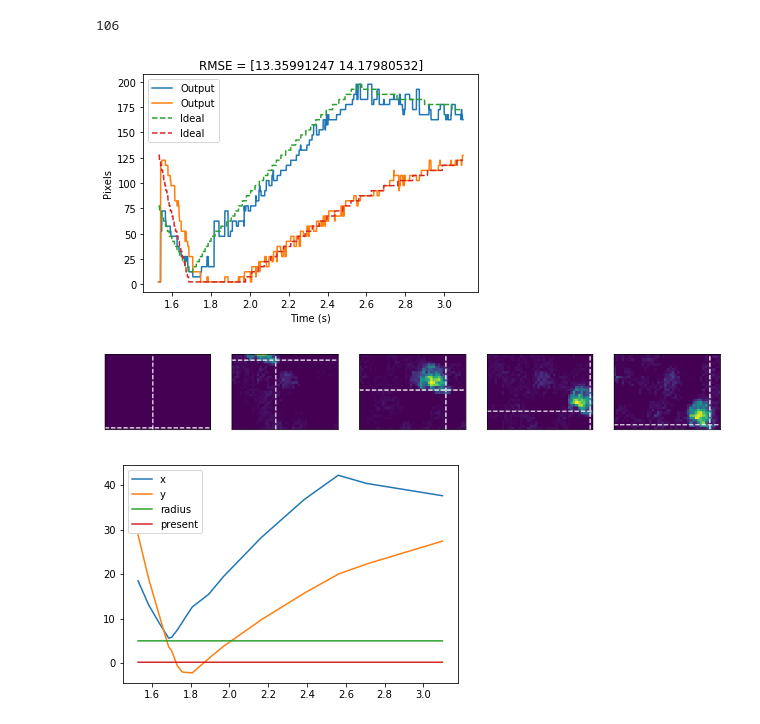
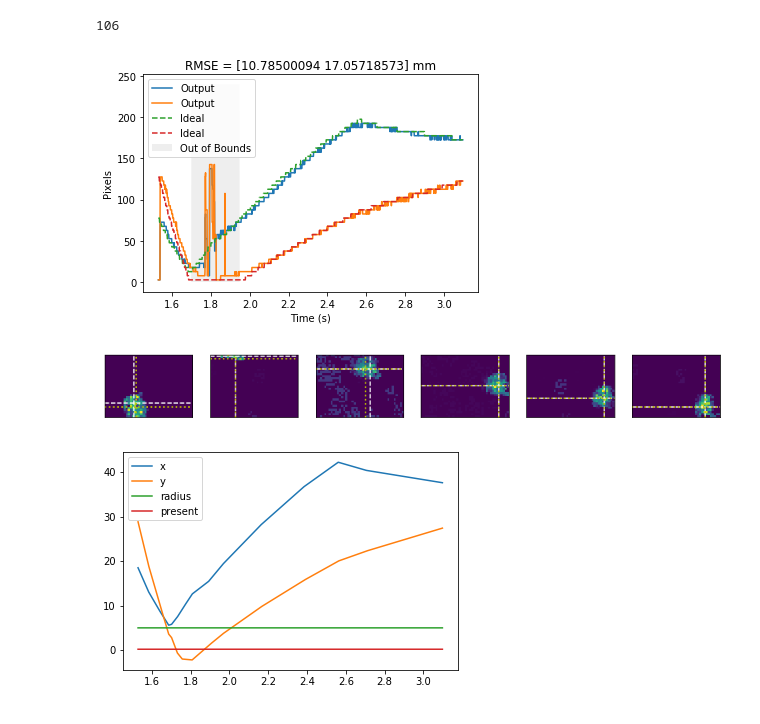
Before and after one commit to tcstewar/davis_tracking, a Jupyter notebook: experiments/nengo_spiking.ipynb, the cells around one changed output. Saved outputs shown, nothing was run; the diff lists cells and outputs as text; code cells hidden in the pictures.

```diff
--- a/experiments/nengo_spiking.ipynb
+++ b/experiments/nengo_spiking.ipynb
@@ -26,9 +26,9 @@ print(davis_tracking.__file__)
 # model file generated via:
 # repo: https://github.com/tcstewar/davis_tracking/
 # branch: nengo_spiking
-# pytry track_deep_heat_spiking.py --n_epochs=200 --n_data=-1 --test_set=one --save_params=True --seed=0 --saturation=1000000000 --n_features_1=3 --n_parallel=1 --max_rate=8000
+# pytry track_deep_heat_spiking.py --n_epochs=200 --n_data=-1 --test_set=one --save_params=True --seed=0 --saturation=1000000000 --n_features_1=3 --n_parallel=1 --max_rate=8000 --train_bias=False
 
-trained = os.path.abspath("data/TrackingTrial#20190621-114844-871ad8af")
+trained = os.path.abspath("data/TrackingTrial#20190621-135559-32d7c7d3")
 pdict = text("%s.txt" % trained)
 p = namedtuple("Params", pdict.keys())(*pdict.values())
 params = np.load("%s.params.npy" % trained, allow_pickle=True)
@@ -238,49 +210,72 @@ len(sim.model.split._chip_objects)
 # %% [output]
 106
 # %%
-data = sim.data[p_out]  # [:len(targets_test)]
+from scipy.ndimage.filters import gaussian_filter
+
+def spatial_filter(image, sigma=3, mode='constant'):
+    return gaussian_filter(image, sigma=sigma, mode=mode)
+
+data = sim.data[p_out]
 
 targets_heatmap = davis_tracking.make_heatmap(
     targets, merge=p.merge, strip_edges=strip_edges).reshape(len(targets), -1)
 
-data_peak = np.array([davis_tracking.find_peak(img.reshape(output_shape)) for img in data])
-target_peak = np.array([davis_tracking.find_peak(img.reshape(output_shape)) for img in targets_heatmap])
+target_peak = np.array([
+    davis_tracking.find_peak(img.reshape(output_shape))
+    for img in targets_heatmap])
 
-rmse_test = np.sqrt(np.mean((target_peak-data_peak)**2, axis=0))*p.merge
-if plt:
-    plt.title("RMSE = %s" % (rmse_test,))
-    plt.plot(times, data_peak*p.merge, label="Output")
-    plt.plot(times, target_peak*p.merge, ls='--', label="Ideal")
-    plt.legend()
-    plt.xlabel("Time (s)")
-    plt.ylabel("Pixels")
-    plt.show()
-    #plt.plot((targets-strip_edges)*p.merge, ls=':')
+data_peak = np.array([
+    davis_tracking.find_peak(spatial_filter(img.reshape(output_shape)))
+    for img in data])
+
+rmse_test = p.merge*np.sqrt(np.mean((target_peak - data_peak)**2, axis=0))
+
+target_smooth = (targets - strip_edges)*p.merge
+is_in_range = ((target_smooth[:,0] > 0) &
+               (target_smooth[:,0] < 240-strip_edges*2*p.merge) &
+               (target_smooth[:,1] > 0) &
+               (target_smooth[:,1] < 180-strip_edges*2*p.merge))
+rmse_in_range = p.merge*np.sqrt(np.mean((target_peak - data_peak)[is_in_range]**2, axis=0))
+
+pixel_to_mm = 36 / 25
+
+plt.title("RMSE = %s mm" % (pixel_to_mm * rmse_in_range,))
+plt.plot(times, data_peak*p.merge, label="Output")
+plt.plot(times, target_peak*p.merge, ls='--', label="Ideal")
+plt.fill_between(times[np.arange(len(is_in_range))], 240-is_in_range.astype(float)*240, facecolor='#eeeeee',
+                 label="Out of Bounds")
+plt.legend()
+plt.xlabel("Time (s)")
+plt.ylabel("Pixels")
+plt.show()
 # %% [output]
-[figure, old version]
+[figure, new version]
 # %%
-N = 5
-plt.figure(figsize=(14,8))
-indices = np.linspace(0, len(times)-1, N).astype(int)
+N = 6
+start = 20
+plt.figure(figsize=(14, 16))
+indices = np.linspace(start, len(times)-1, N).astype(int)
 for i, index in enumerate(indices):
     plt.subplot(1, N, i+1)
+    #plt.imshow(images[index])
     plt.imshow(data[index].reshape(output_shape))
+    #plt.imshow(spatial_filter(data[index].reshape(output_shape)))
     #plt.imshow(images[index])
     #plt.colorbar()
     plt.xticks([])
     plt.yticks([])
-    plt.axhline(targets[index,1], c='w', ls='--')
-    #plt.axhline(images.shape[1]//2, c='k')
-    #plt.axhline(targets[index,1]+images.shape[1]//2, c='w', ls='--')
-    plt.axvline(targets[index,0], c='w', ls='--')
+    plt.axhline(target_peak[index,1], c='w', ls='--')
+    plt.axvline(target_peak[index,0], c='w', ls='--')
+    plt.axhline(data_peak[index,1], c='y', lw=2, ls=':')
+    plt.axvline(data_peak[index,0], c='y', lw=2, ls=':')
 
 plt.figure()
 plt.plot(times, targets)
 plt.legend(['x', 'y', 'radius', 'present'])
 
 plt.show()
 # %% [output]
-[figure, old version]
+[figure, new version]
 [figure]
 # %%
 taus = [0, p.decay_time]
```
Also changed, not shown: parts of 7 cells of this notebook, 5 other files.
